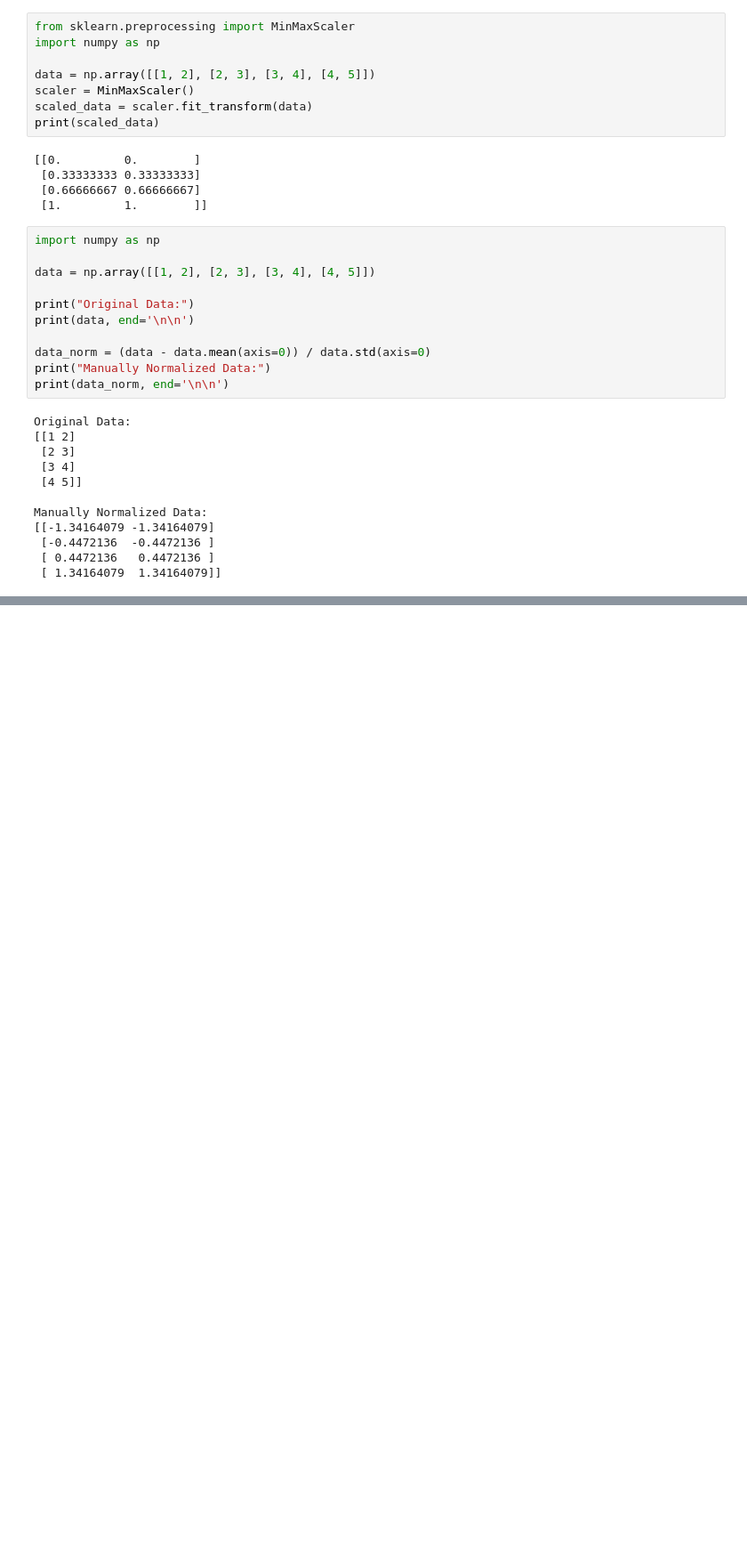
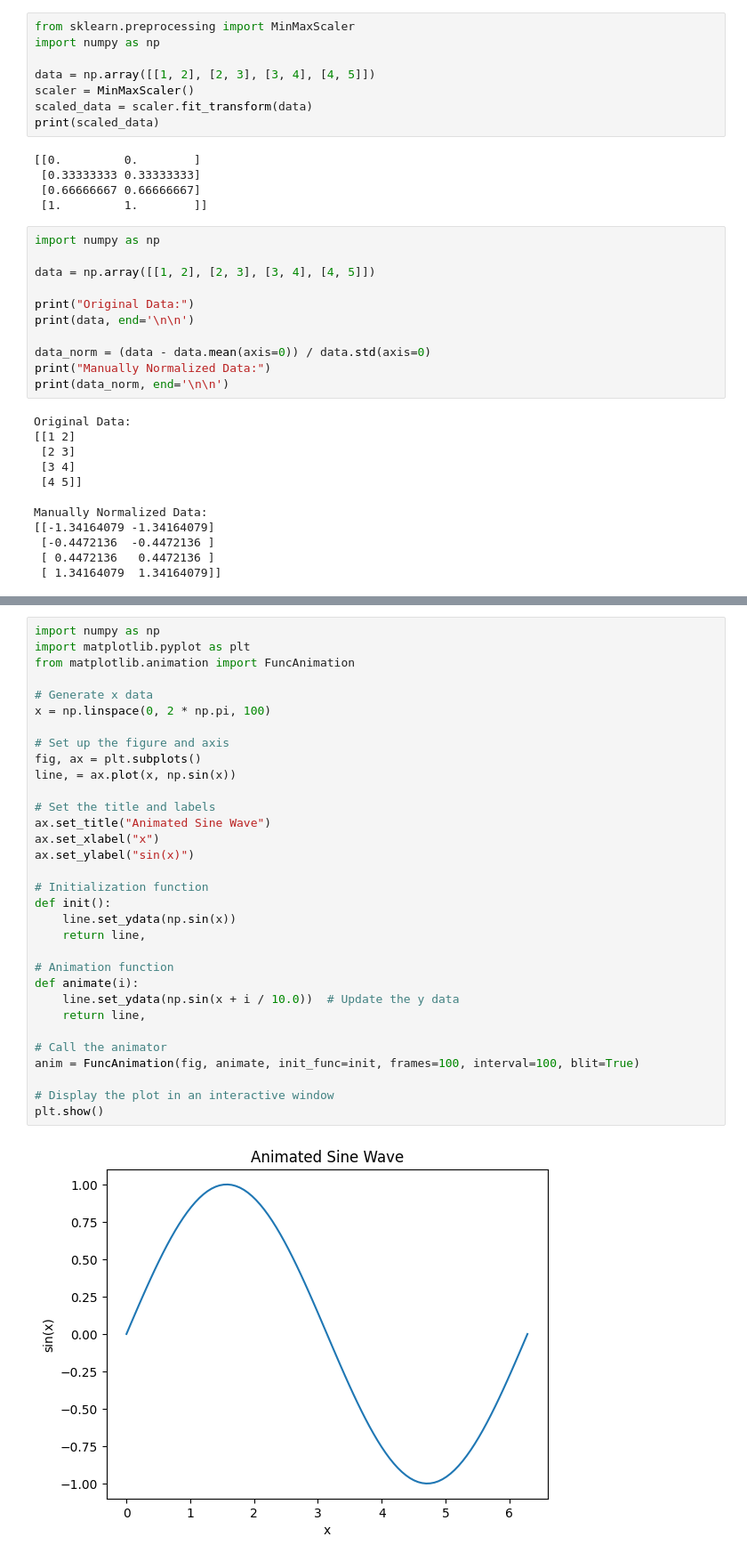
Before and after one commit to ennajari/MachineLearnia, a Jupyter notebook: Desktop/ipynb_checkpoints/MachineLearnia.ipynb, the cells around one changed output, grey strips where cells are left out. Shown at 89% size. Drawn from its saved outputs; the diff is of its cells as text; blank space fills up the shorter version.

```diff
--- a/Desktop/ipynb_checkpoints/MachineLearnia.ipynb
+++ b/Desktop/ipynb_checkpoints/MachineLearnia.ipynb
@@ -526,0 +541,34 @@ Manually Normalized Data:
+# %%
+import numpy as np
+import matplotlib.pyplot as plt
+from matplotlib.animation import FuncAnimation
+
+# Generate x data
+x = np.linspace(0, 2 * np.pi, 100)
+
+# Set up the figure and axis
+fig, ax = plt.subplots()
+line, = ax.plot(x, np.sin(x))
+
+# Set the title and labels
+ax.set_title("Animated Sine Wave")
+ax.set_xlabel("x")
+ax.set_ylabel("sin(x)")
+
+# Initialization function
+def init():
+    line.set_ydata(np.sin(x))
+    return line,
+
+# Animation function
+def animate(i):
+    line.set_ydata(np.sin(x + i / 10.0))  # Update the y data
+    return line,
+
+# Call the animator
+anim = FuncAnimation(fig, animate, init_func=init, frames=100, interval=100, blit=True)
+
+# Display the plot in an interactive window
+plt.show()
+# %% [output]
+[figure, added]
```
Also changed, not shown: parts of 1 cell of this notebook, 1 other file.
